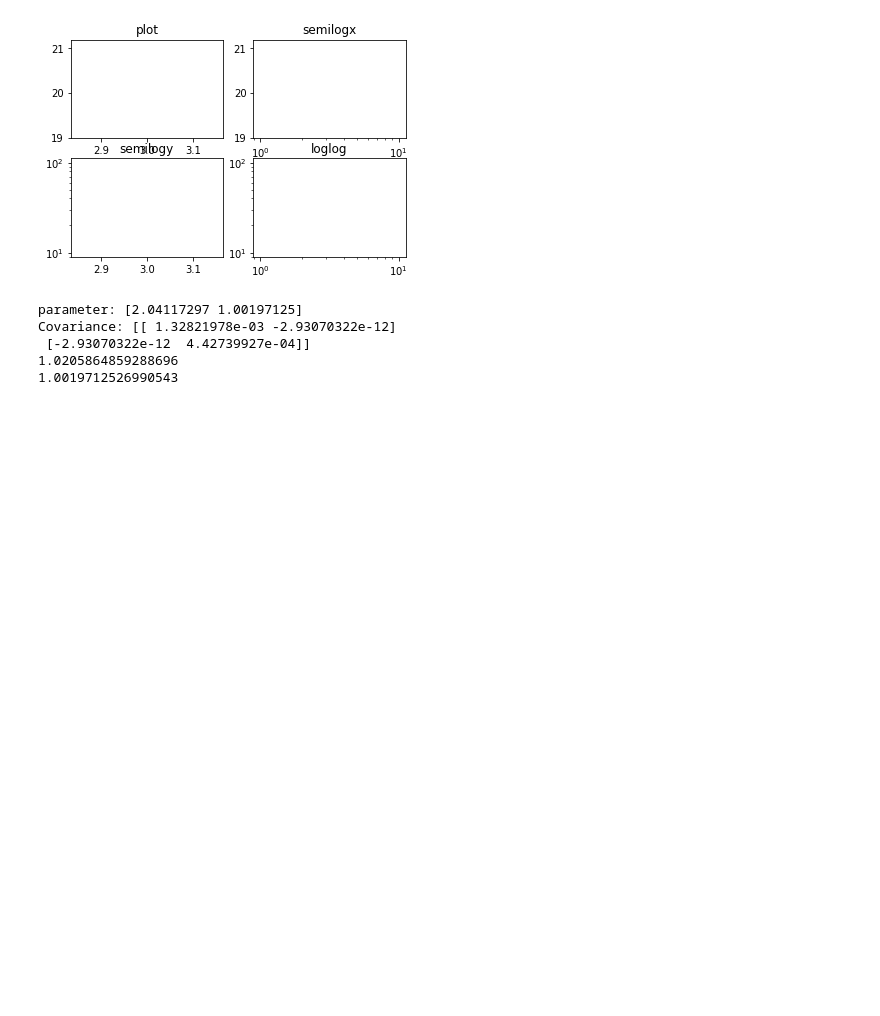
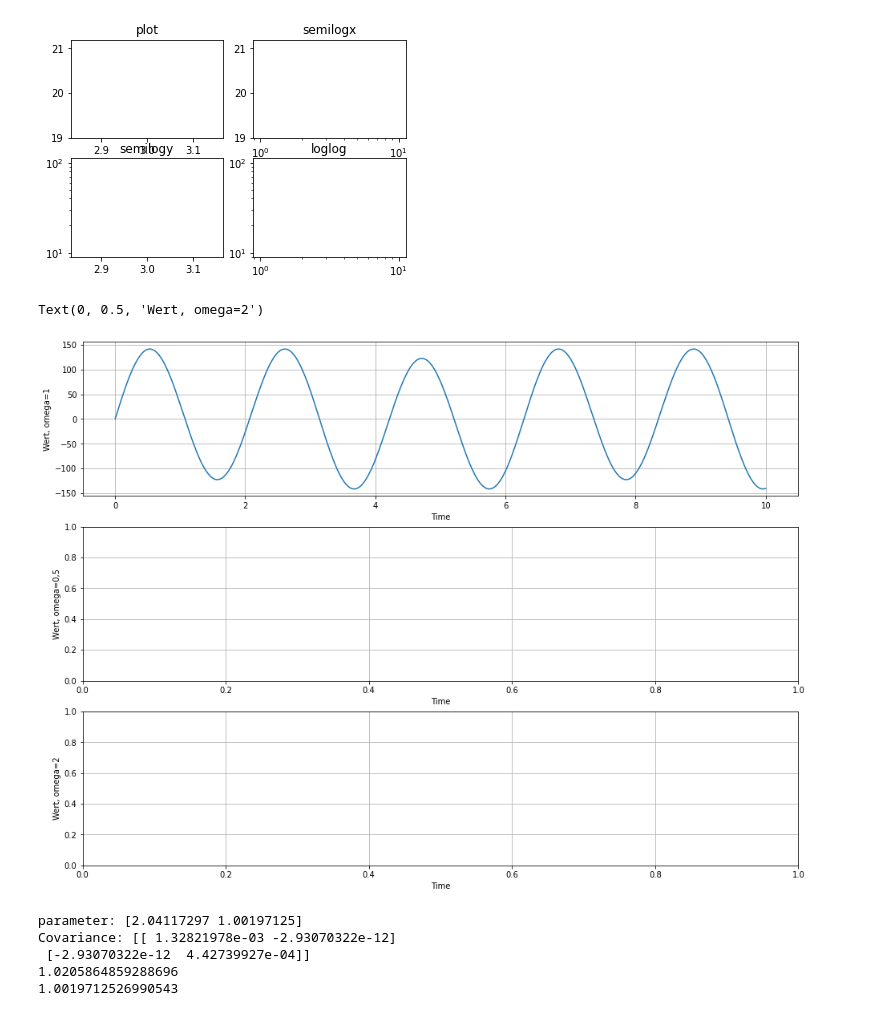
Before and after one commit to Max-Geiger/Simulation-technischer-Systeme-mit-Python, a Jupyter notebook: Formelsammlung.ipynb, the cells around one changed output. Saved outputs shown, nothing was run; the diff lists cells and outputs as text; code cells hidden in the pictures; blank space fills up the shorter version.

```diff
--- a/Formelsammlung.ipynb
+++ b/Formelsammlung.ipynb
@@ -221,3 +259,26 @@ plt.title('loglog')
 # %% [output]
 Text(0.5, 1.0, 'loglog')
 [figure]
+# %%
+x = np.linspace(0, 10, 10000)
+#print(10/0.001)
+def funktion1(x,omega=1):
+    return 4*np.pi*np.sin(x*omega) + 43*np.pi*np.sin(3*x*omega)
+
+fig, (ax1,ax2,ax3) = plt.subplots(3,1, figsize=(16,12))
+ax1.plot(x, funktion1(x,1))
+
+ax1.grid()
+ax1.set_xlabel('Time')
+ax1.set_ylabel('Wert, omega=1')
+
+ax2.grid()
+ax2.set_xlabel('Time')
+ax2.set_ylabel('Wert, omega=0,5')
+
+ax3.grid()
+ax3.set_xlabel('Time')
+ax3.set_ylabel('Wert, omega=2')
+# %% [output]
+Text(0, 0.5, 'Wert, omega=2')
+[figure, added]
```
Also changed, not shown: parts of 21 cells of this notebook.
